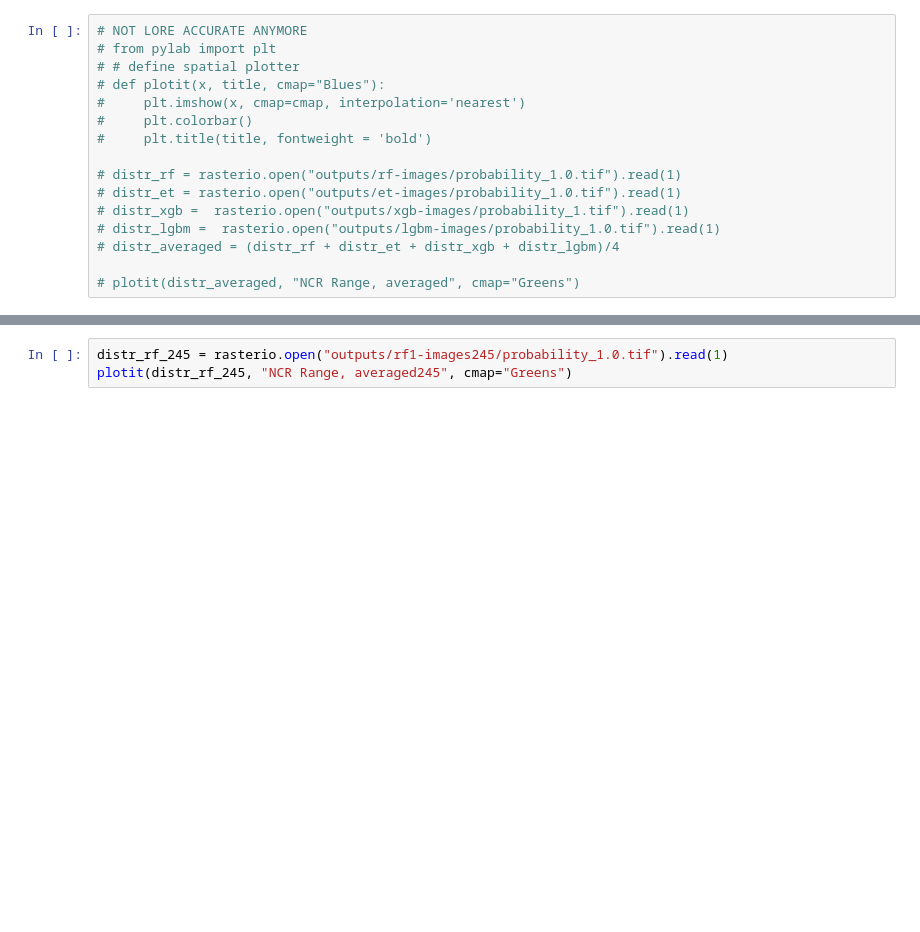
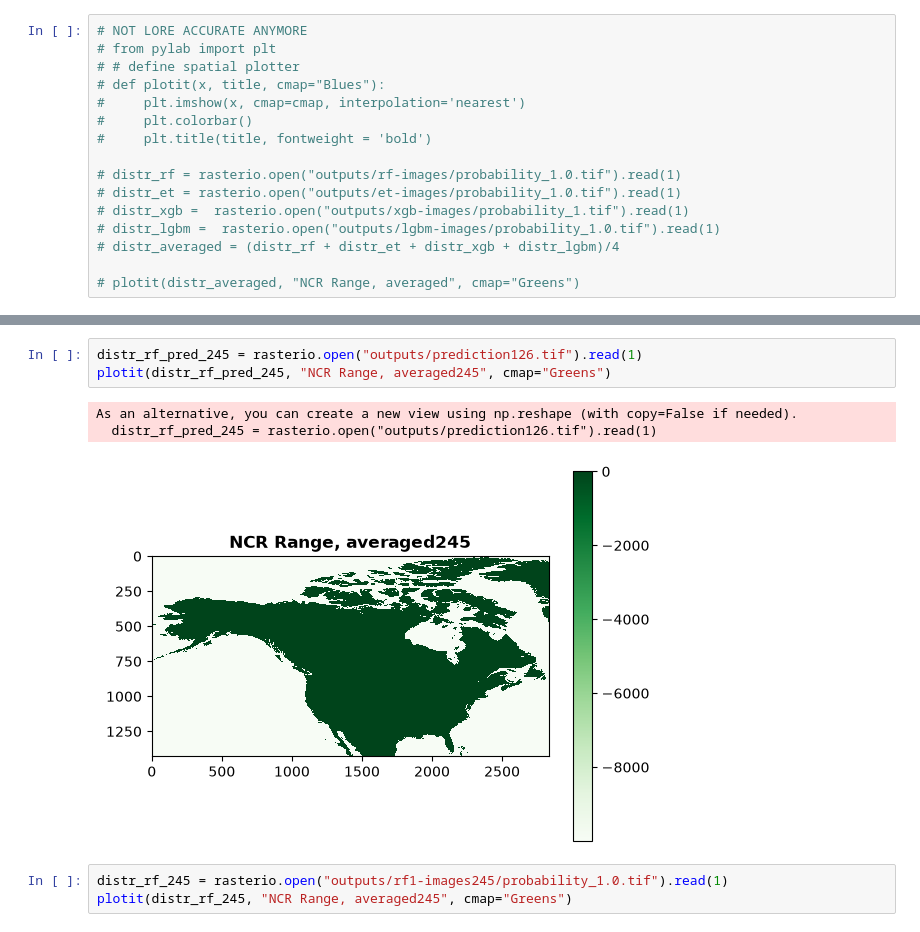
Before and after one commit to stacyc2449/wwf-sdm, a Jupyter notebook: sdm_notebook.ipynb, the cells around one changed output, grey strips where cells are left out. Saved outputs shown, nothing was run; the diff lists cells and outputs as text; blank space fills up the shorter version.

```diff
--- a/sdm_notebook.ipynb
+++ b/sdm_notebook.ipynb
@@ -566,3 +684,10 @@ for index, feat in enumerate(future_ras_feats):
+# %%
+distr_rf_pred_245 = rasterio.open("outputs/prediction126.tif").read(1)
+plotit(distr_rf_pred_245, "NCR Range, averaged245", cmap="Greens")
+# %% [output]
+As an alternative, you can create a new view using np.reshape (with copy=False if needed).
+  distr_rf_pred_245 = rasterio.open("outputs/prediction126.tif").read(1)
+[figure, added]
 # %%
 distr_rf_245 = rasterio.open("outputs/rf1-images245/probability_1.0.tif").read(1)
 plotit(distr_rf_245, "NCR Range, averaged245", cmap="Greens")
```
Also changed, not shown: parts of 15 cells of this notebook, 31 other files.
